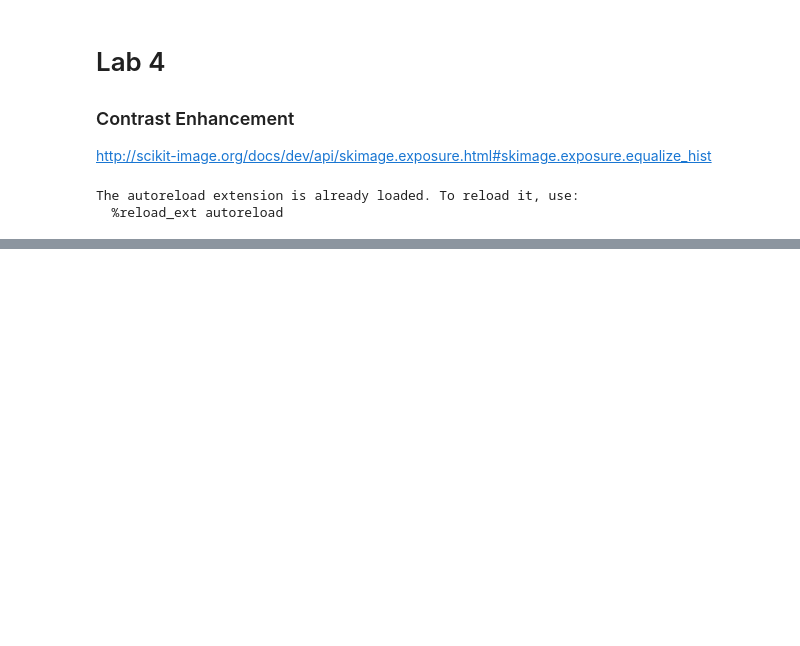
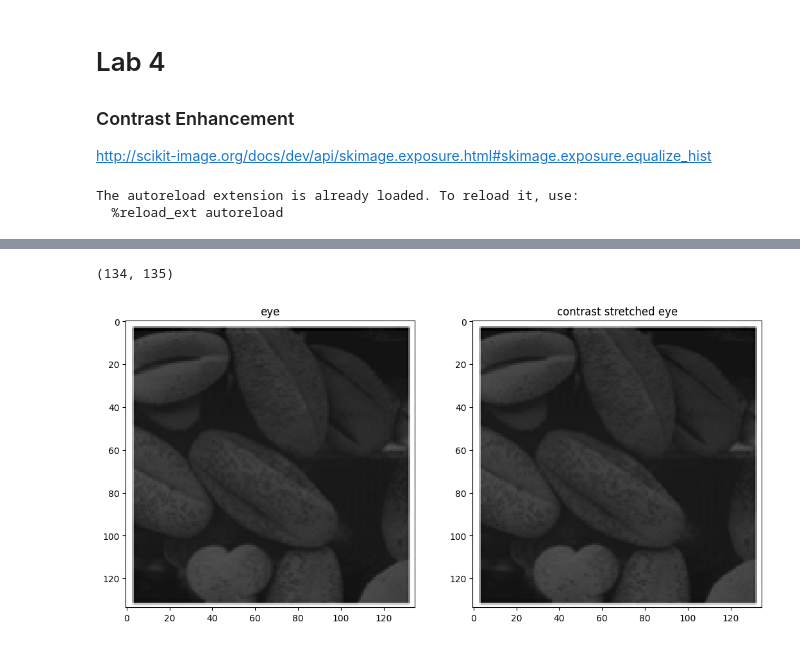
Before and after one commit to MoBahgat010/Image-Processing, a Jupyter notebook: Lab 4/Lab4_STD.ipynb, the cells around one changed output, grey strips where cells are left out. Saved outputs shown, nothing was run; the diff lists cells and outputs as text; code cells hidden in the pictures; blank space fills up the shorter version.

```diff
--- a/Lab 4/Lab4_STD.ipynb
+++ b/Lab 4/Lab4_STD.ipynb
@@ -71,0 +56,19 @@ show_images([bird_gray, bird_gamma], ['bird', 'gamma bird'])
+# %%
+'''
+2
+Contrast Enhancement
+'''
+eye = io.imread('imgs/Picture2.png')
+eye = eye[:, :, :3]
+eye_gray = rgb2gray(eye)
+
+print(eye_gray.shape)
+
+def Contrast_enhanced(img: np.ndarray) -> np.ndarray:
+    return np.array([ [(2 * pixel) + 50 if pixel >= 0 and pixel <= 100 else pixel for pixel in row] for row in img ])
+
+eye_contrast_stretched = Contrast_enhanced(eye_gray)
+show_images([eye_gray, eye_contrast_stretched], ['eye', 'contrast stretched eye'])
+# %% [output]
+(134, 135)
+[figure, added]
```
Also changed, not shown: parts of 6 cells of this notebook, 2 other files.
